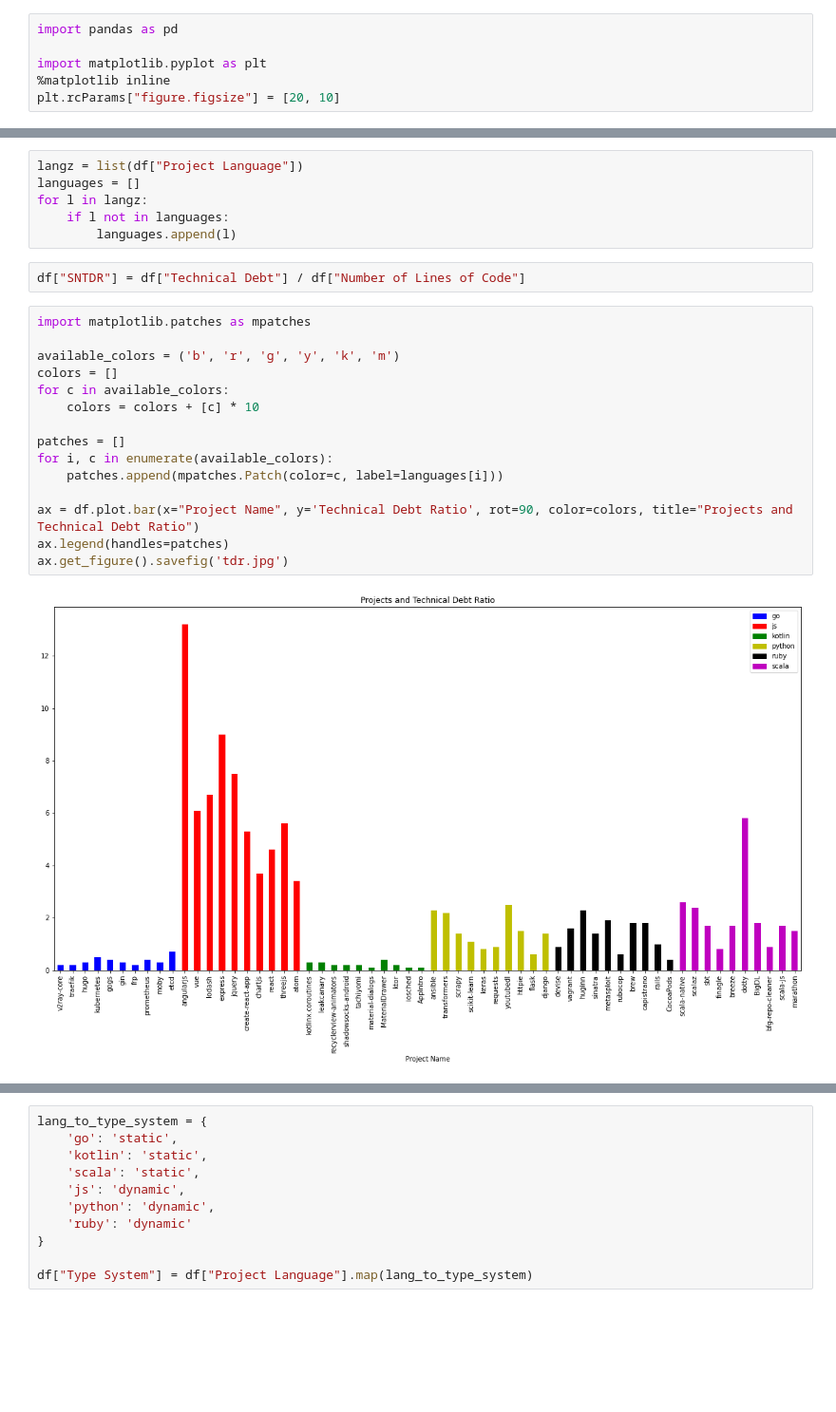
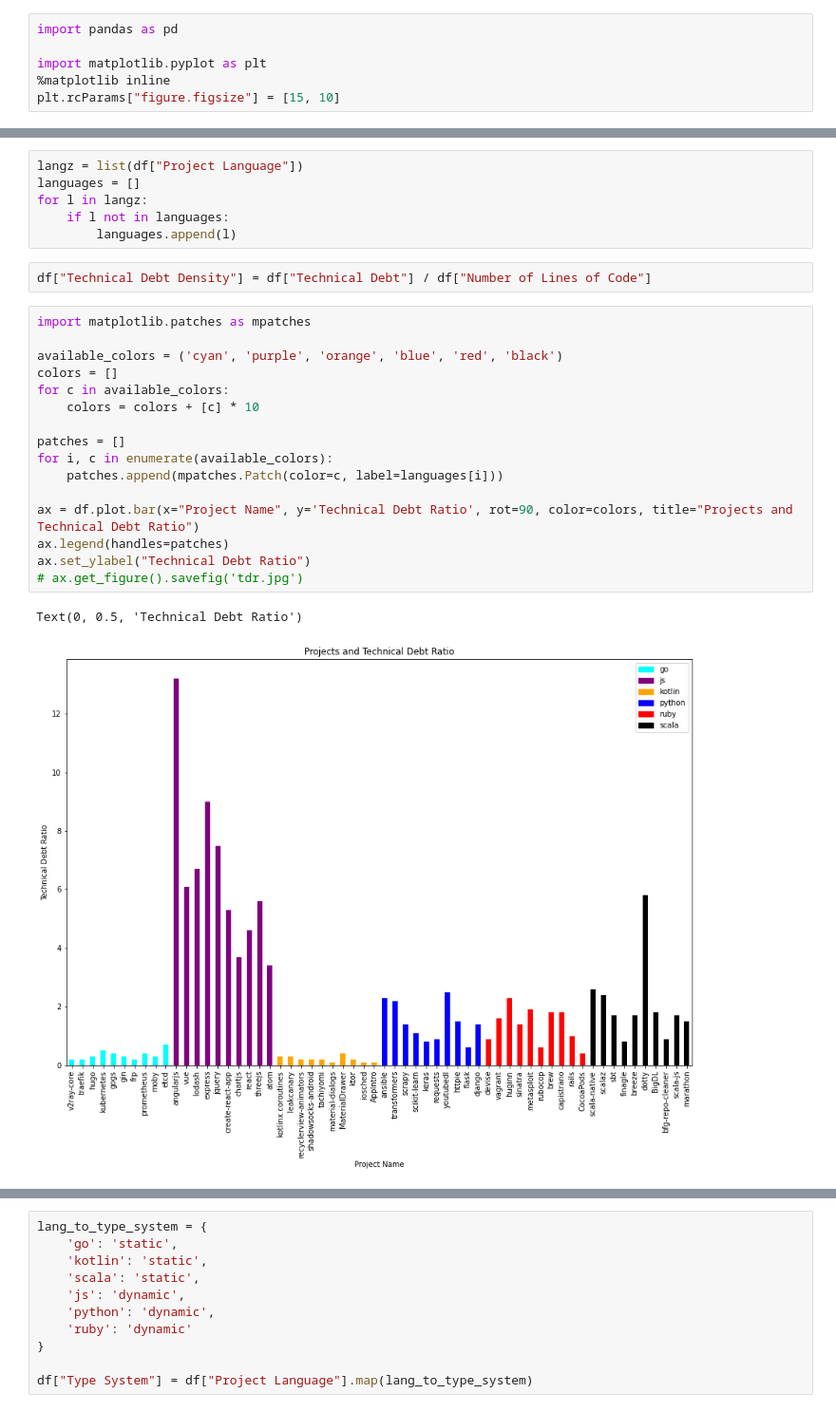
Before and after one commit to rhaeguard/static-vs-dynamic-research-project, a Jupyter notebook: scripts/data-collection/visualize.ipynb, the cells around one changed output, grey strips where cells are left out. Shown: that part at 95% size. Drawn from its saved outputs; the diff is of its cells as text; blank space fills up the shorter version.

Commit message:
New graphs

```diff
--- a/scripts/data-collection/visualize.ipynb
+++ b/scripts/data-collection/visualize.ipynb
@@ -3,7 +3,7 @@ import pandas as pd
 
 import matplotlib.pyplot as plt
 %matplotlib inline
-plt.rcParams["figure.figsize"] = [20, 10]
+plt.rcParams["figure.figsize"] = [15, 10]
 # %%
 def read_db_from_dump():
     return pd.read_csv("data_dump.csv")[["Project Name", "Project Language", "Technical Debt Ratio", "Number of Lines of Code", "Technical Debt"]]
@@ -17,21 +17,23 @@ for l in langz:
     if l not in languages:
         languages.append(l)
 # %%
-df["SNTDR"] = df["Technical Debt"] / df["Number of Lines of Code"]
+df["Technical Debt Density"] = df["Technical Debt"] / df["Number of Lines of Code"]
 # %%
 import matplotlib.patches as mpatches
 
-available_colors = ('b', 'r', 'g', 'y', 'k', 'm')
+available_colors = ('cyan', 'purple', 'orange', 'blue', 'red', 'black')
 colors = []
 for c in available_colors:
     colors = colors + [c] * 10
 
 patches = []
 for i, c in enumerate(available_colors):
     patches.append(mpatches.Patch(color=c, label=languages[i]))
 
 ax = df.plot.bar(x="Project Name", y='Technical Debt Ratio', rot=90, color=colors, title="Projects and Technical Debt Ratio")
 ax.legend(handles=patches)
-ax.get_figure().savefig('tdr.jpg')
+ax.set_ylabel("Technical Debt Ratio")
+# ax.get_figure().savefig('tdr.jpg')
 # %% [output]
+Text(0, 0.5, 'Technical Debt Ratio')
-[figure, old version]
+[figure, new version]
```
Also changed, not shown: parts of 3 cells of this notebook, 1 other file.
